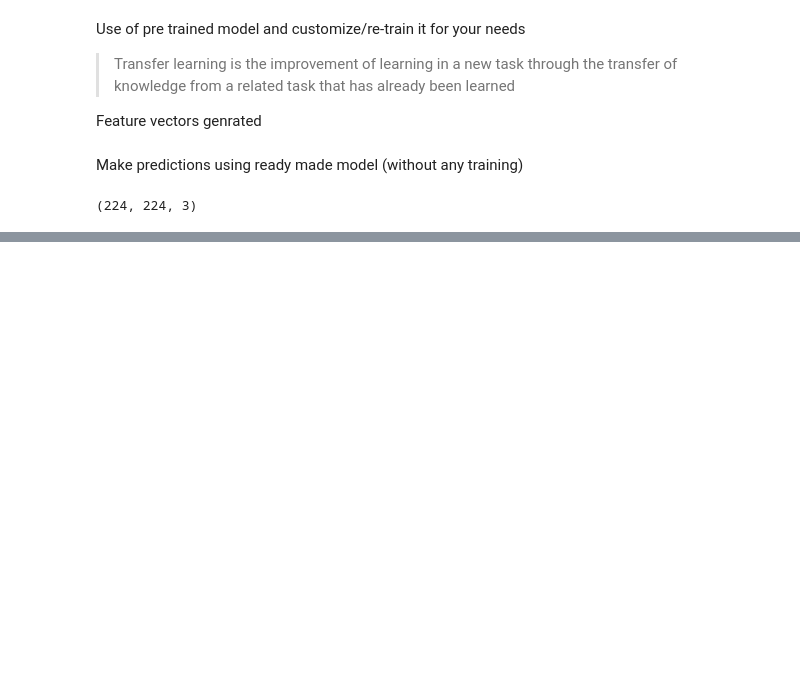
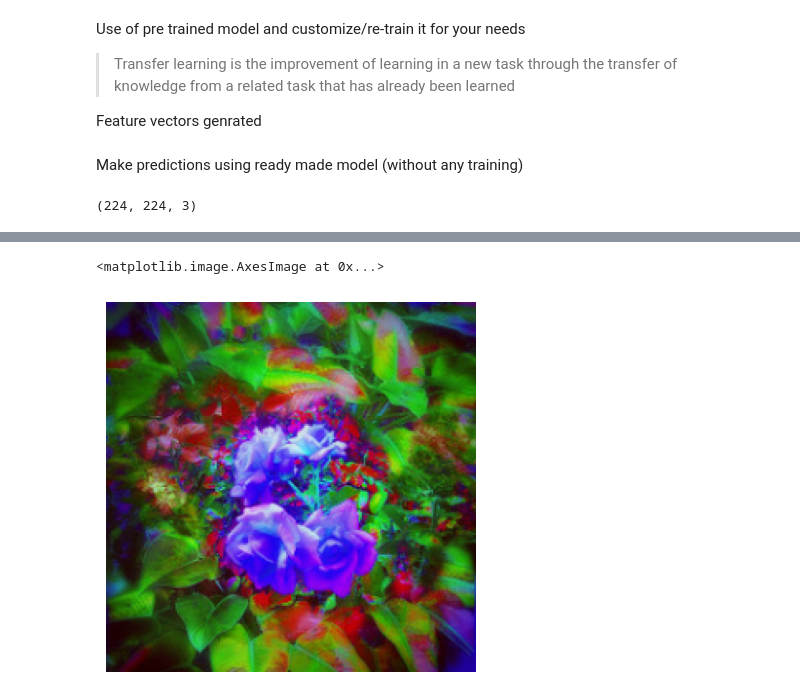
Before and after one commit to UmaGhildiyal/Deep_Neural_Networks_YT, a Jupyter notebook: 15_transfer_learning.ipynb, the cells around one changed output, grey strips where cells are left out. Drawn from its saved outputs; the diff is of its cells as text; code cells hidden in the pictures; blank space fills up the shorter version.

```diff
--- a/15_transfer_learning.ipynb
+++ b/15_transfer_learning.ipynb
@@ -56,0 +213,6 @@ gold_fish
+# %%
+plt.axis('off')
+plt.imshow(X[2])
+# %% [output]
+<matplotlib.image.AxesImage at 0x...>
+[figure, added]
```
Also changed, not shown: parts of 41 cells of this notebook.
